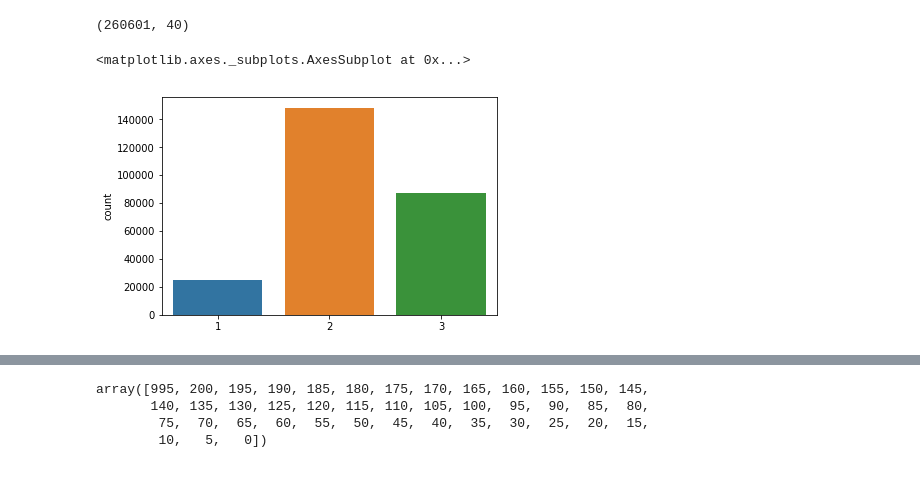
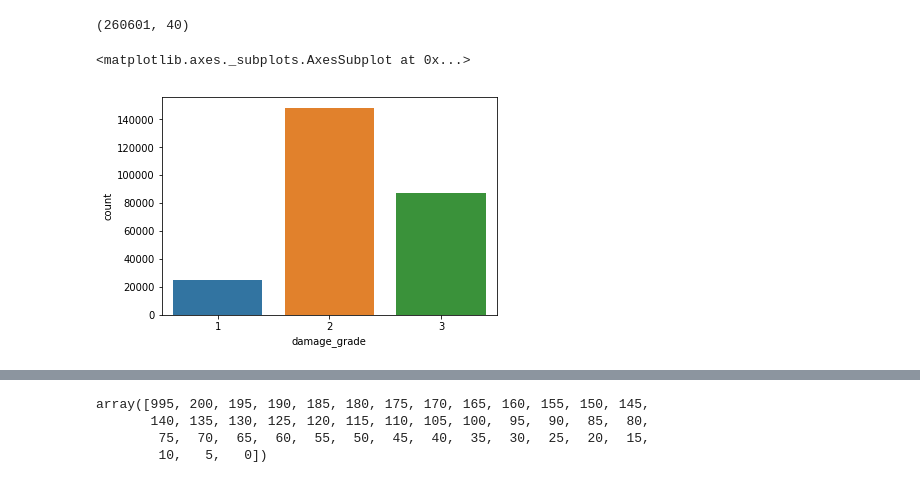
Before and after one commit to SAR2652/Richter-s-Predictor-Modeling-Earthquake-Damage, a Jupyter notebook: new_solution.ipynb, the cells around one changed output, grey strips where cells are left out. Drawn from its saved outputs; the diff is of its cells as text; code cells hidden in the pictures.

```diff
--- a/new_solution.ipynb
+++ b/new_solution.ipynb
@@ -32,10 +63,8 @@ X.shape
 (260601, 40)
 # %%
 y.drop(['building_id'], axis = 1, inplace = True)
-y = np.asarray(y)
-y = y.ravel()
 # %%
-sns.countplot(y)
+sns.countplot(y['damage_grade'])
 # %% [output]
 <matplotlib.axes._subplots.AxesSubplot at 0x...>
-[figure, old version]
+[figure, new version]
```
Also changed, not shown: parts of 49 cells of this notebook, 4 other files.
